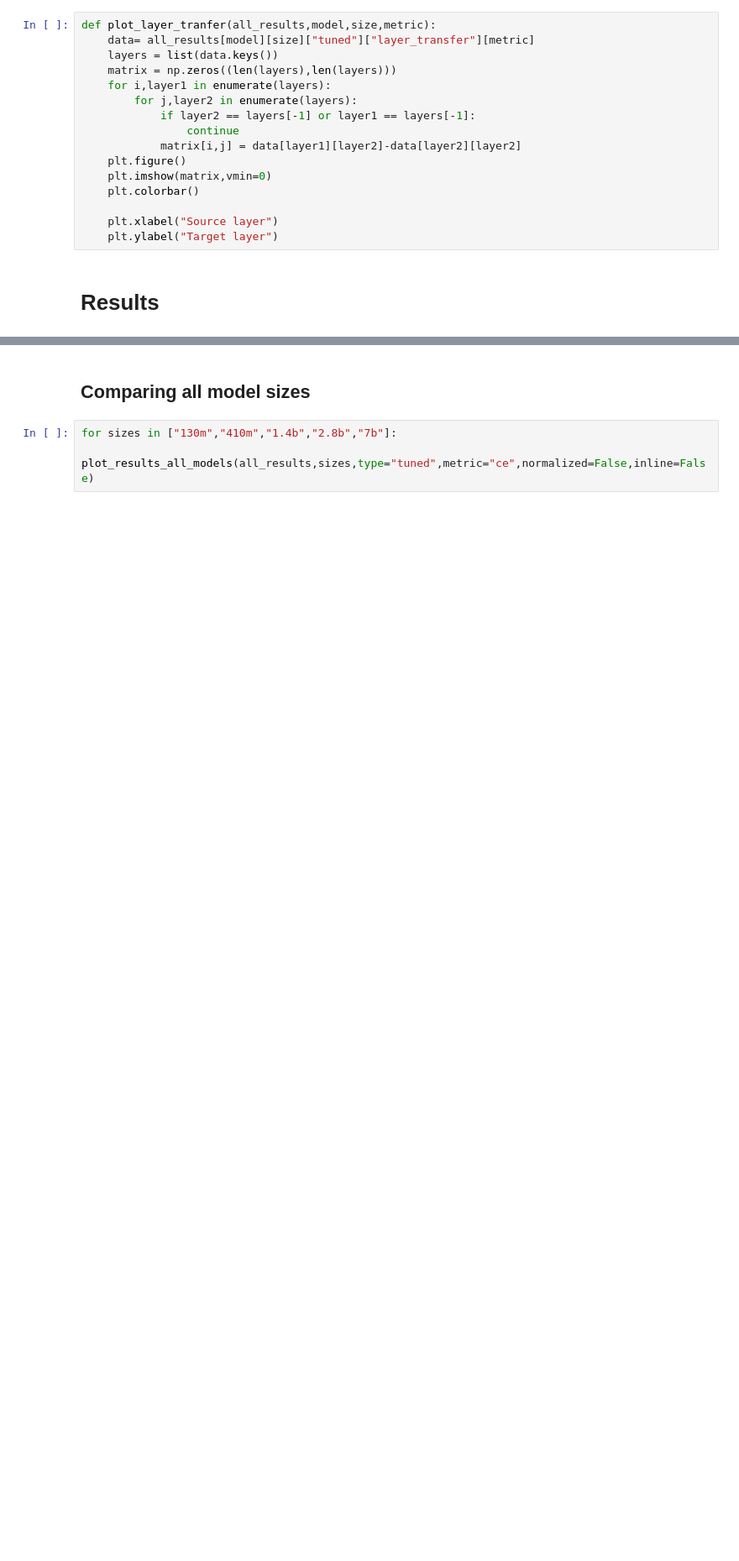
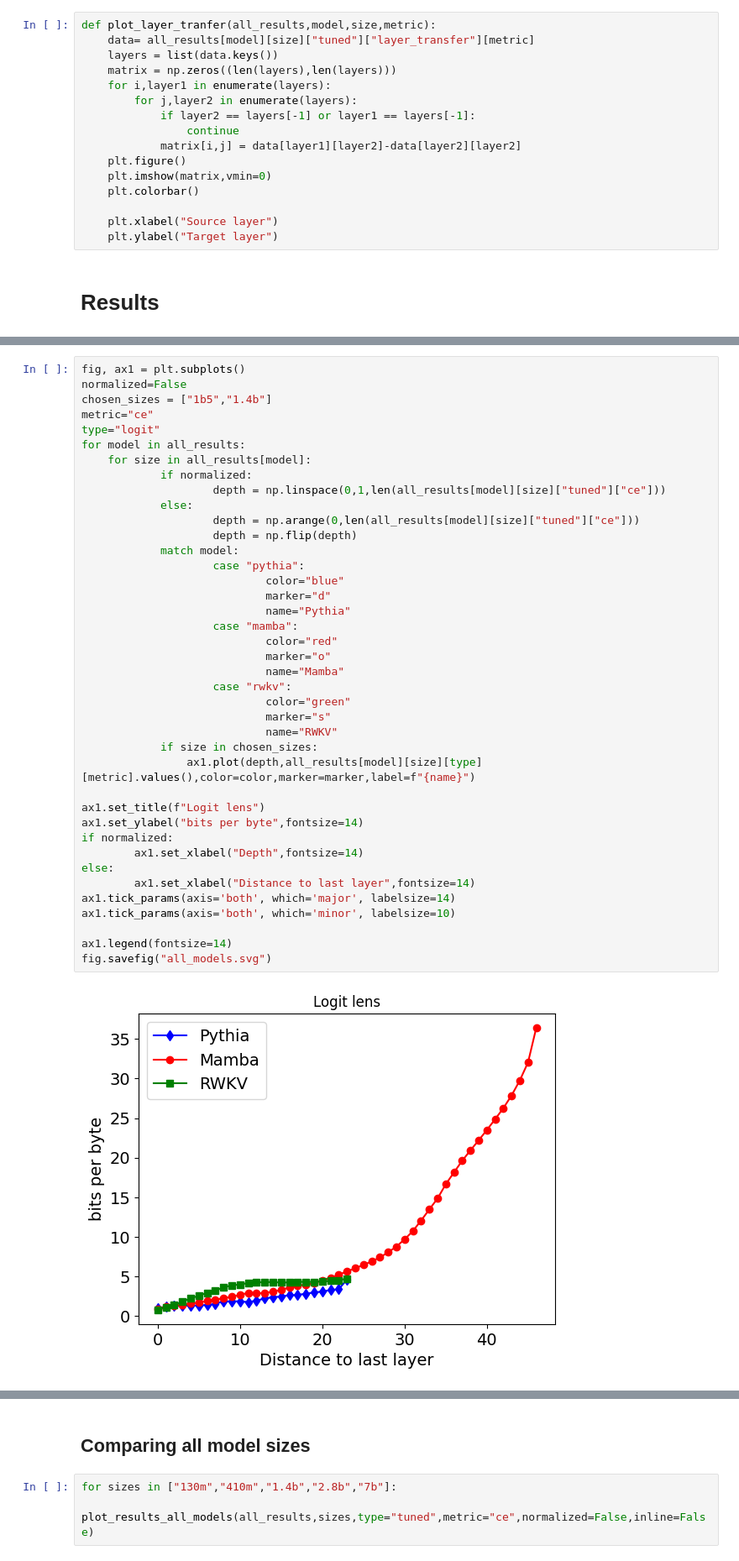
Before and after one commit to EleutherAI/rnngineering, a Jupyter notebook: Lenses/comparing_lenses.ipynb, the cells around one changed output, grey strips where cells are left out. Shown: that part at 84% size. Drawn from its saved outputs; the diff is of its cells as text; blank space fills up the shorter version.

```diff
--- a/Lenses/comparing_lenses.ipynb
+++ b/Lenses/comparing_lenses.ipynb
@@ -208,0 +215,42 @@ def plot_layer_tranfer(all_results,model,size,metric):
+# %%
+fig, ax1 = plt.subplots()
+normalized=False
+chosen_sizes = ["1b5","1.4b"]
+metric="ce"
+type="logit"
+for model in all_results:
+    for size in all_results[model]:
+            if normalized:
+                    depth = np.linspace(0,1,len(all_results[model][size]["tuned"]["ce"]))
+            else:
+                    depth = np.arange(0,len(all_results[model][size]["tuned"]["ce"]))
+                    depth = np.flip(depth)
+            match model:
+                    case "pythia":
+                            color="blue"
+                            marker="d"
+                            name="Pythia"
+                    case "mamba":
+                            color="red"
+                            marker="o"
+                            name="Mamba"
+                    case "rwkv":
+                            color="green"
+                            marker="s"
+                            name="RWKV"
+            if size in chosen_sizes:
+                ax1.plot(depth,all_results[model][size][type][metric].values(),color=color,marker=marker,label=f"{name}")
+
+ax1.set_title(f"Logit lens")
+ax1.set_ylabel("bits per byte",fontsize=14)
+if normalized:
+        ax1.set_xlabel("Depth",fontsize=14)
+else:
+        ax1.set_xlabel("Distance to last layer",fontsize=14)
+ax1.tick_params(axis='both', which='major', labelsize=14)
+ax1.tick_params(axis='both', which='minor', labelsize=10)
+
+ax1.legend(fontsize=14)
+fig.savefig("all_models.svg")
+# %% [output]
+[figure, added]
```
Also changed, not shown: parts of 9 cells of this notebook, 15 other files.
